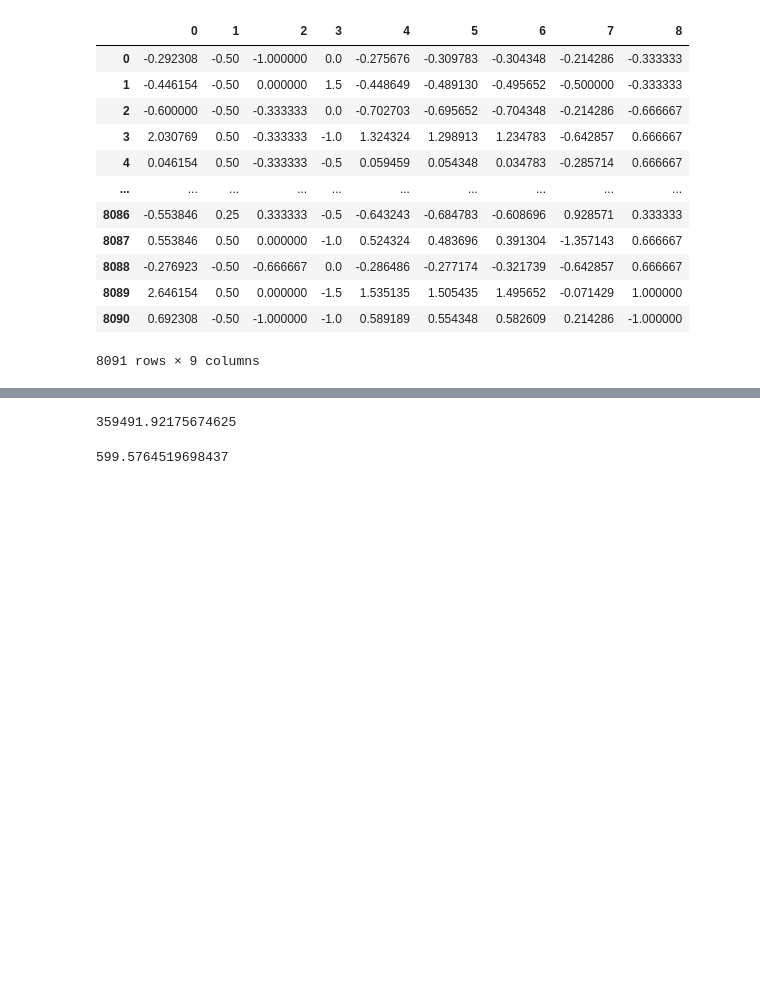
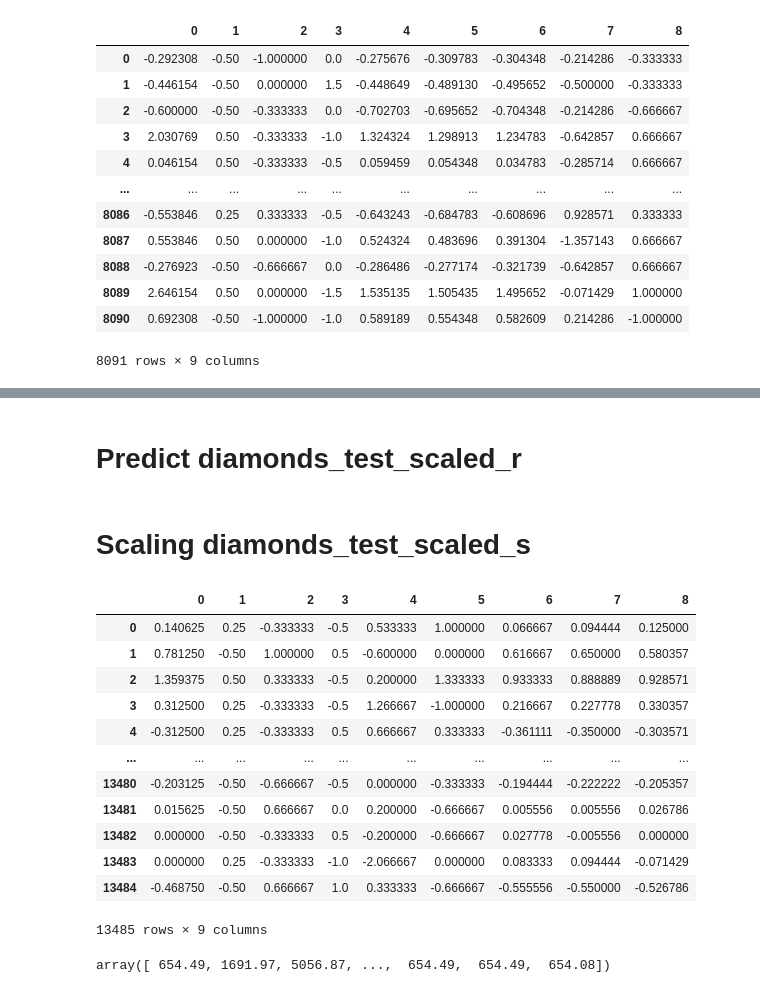
Before and after one commit to MargaMontV/project-module-3, a Jupyter notebook: notebooks/diamonds_modelling_sr.ipynb, the cells around one changed output, grey strips where cells are left out. Drawn from its saved outputs; the diff is of its cells as text; code cells hidden in the pictures; blank space fills up the shorter version.

```diff
--- a/notebooks/diamonds_modelling_sr.ipynb
+++ b/notebooks/diamonds_modelling_sr.ipynb
@@ -162,0 +141,4 @@ regressor.fit(scaled_X_train_r, y_train)
+# %%
+# Read diamonds_test_processed
+diamonds_test_basic = pd.read_csv('../data/diamonds_test_processed.csv')
+diamonds_test_basic.head()
@@ -163,14 +152,41 @@ regressor.fit(scaled_X_train_r, y_train)
+# %% [markdown]
+# Predict diamonds_test_scaled_r
+# %%
+# Define fearures
+X_dtsr = diamonds_test_basic[["carat",
+                         "cut",
+                         "color",
+                         "clarity",
+                         "depth",
+                         "table",
+                         "x",
+                         "y",
+                         "z"]]
+# %% [markdown]
+# Scaling diamonds_test_scaled_s
+# %%
+# Scaling model
+scaler_dtsr = RobustScaler()
+scaling_X_dtsr = scaler_dtsr.fit_transform(X_dtsr)
+scaled_X_dtsr = pd.DataFrame(scaling_X_dtsr)
+scaled_X_dtsr
+# %% [output]
+|  | 0 | 1 | 2 | 3 | 4 | 5 | 6 | 7 | 8 |
+| 0 | 0.140625 | 0.25 | -0.333333 | -0.5 | 0.533333 | 1.000000 | 0.066667 | 0.094444 | 0.125000 |
+| 1 | 0.781250 | -0.50 | 1.000000 | 0.5 | -0.600000 | 0.000000 | 0.616667 | 0.650000 | 0.580357 |
+| 2 | 1.359375 | 0.50 | 0.333333 | -0.5 | 0.200000 | 1.333333 | 0.933333 | 0.888889 | 0.928571 |
+| 3 | 0.312500 | 0.25 | -0.333333 | -0.5 | 1.266667 | -1.000000 | 0.216667 | 0.227778 | 0.330357 |
+| 4 | -0.312500 | 0.25 | -0.333333 | 0.5 | 0.666667 | 0.333333 | -0.361111 | -0.350000 | -0.303571 |
+| ... | ... | ... | ... | ... | ... | ... | ... | ... | ... |
+| 13480 | -0.203125 | -0.50 | -0.666667 | -0.5 | 0.000000 | -0.333333 | -0.194444 | -0.222222 | -0.205357 |
+| 13481 | 0.015625 | -0.50 | 0.666667 | 0.0 | 0.200000 | -0.666667 | 0.005556 | 0.005556 | 0.026786 |
+| 13482 | 0.000000 | -0.50 | -0.333333 | 0.5 | -0.200000 | -0.666667 | 0.027778 | -0.005556 | 0.000000 |
+| 13483 | 0.000000 | 0.25 | -0.333333 | -1.0 | -2.066667 | 0.000000 | 0.083333 | 0.094444 | -0.071429 |
+| 13484 | -0.468750 | -0.50 | 0.666667 | 1.0 | 0.333333 | -0.666667 | -0.555556 | -0.550000 | -0.526786 |
+13485 rows × 9 columns
 # %%
-#Prediction
-y_pred = regressor.predict(scaled_X_test_r)
+# predict
+y_pred_dtsr = regressor.predict(scaled_X_dtsr)
+y_pred_dtsr
+# %% [output]
+array([ 654.49, 1691.97, 5056.87, ...,  654.49,  654.49,  654.08])
-# %%
-# MSE calculation
-mean_squared_error(y_test, y_pred)
-# %% [output]
-359491.92175674625
-# %%
-# RMSE calculation
-rmse = mean_squared_error(y_test, y_pred, squared=False)
-rmse
-# %% [output]
-599.5764519698437
```
Also changed, not shown: parts of 25 cells of this notebook, 19 other files.
